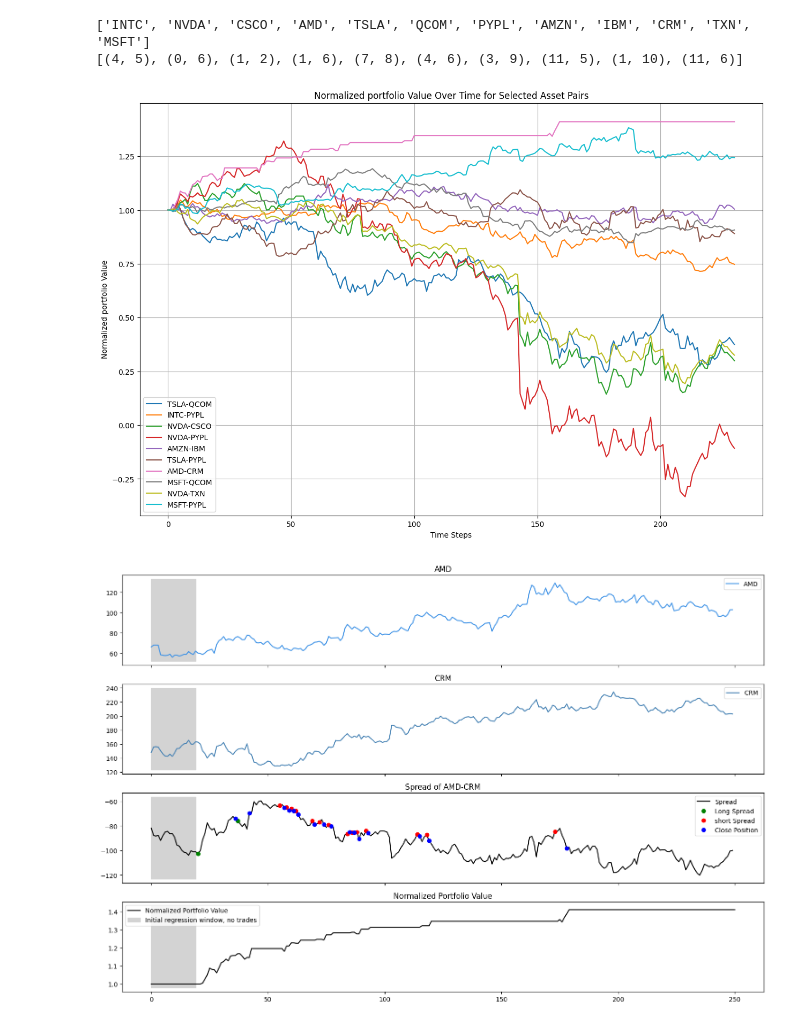
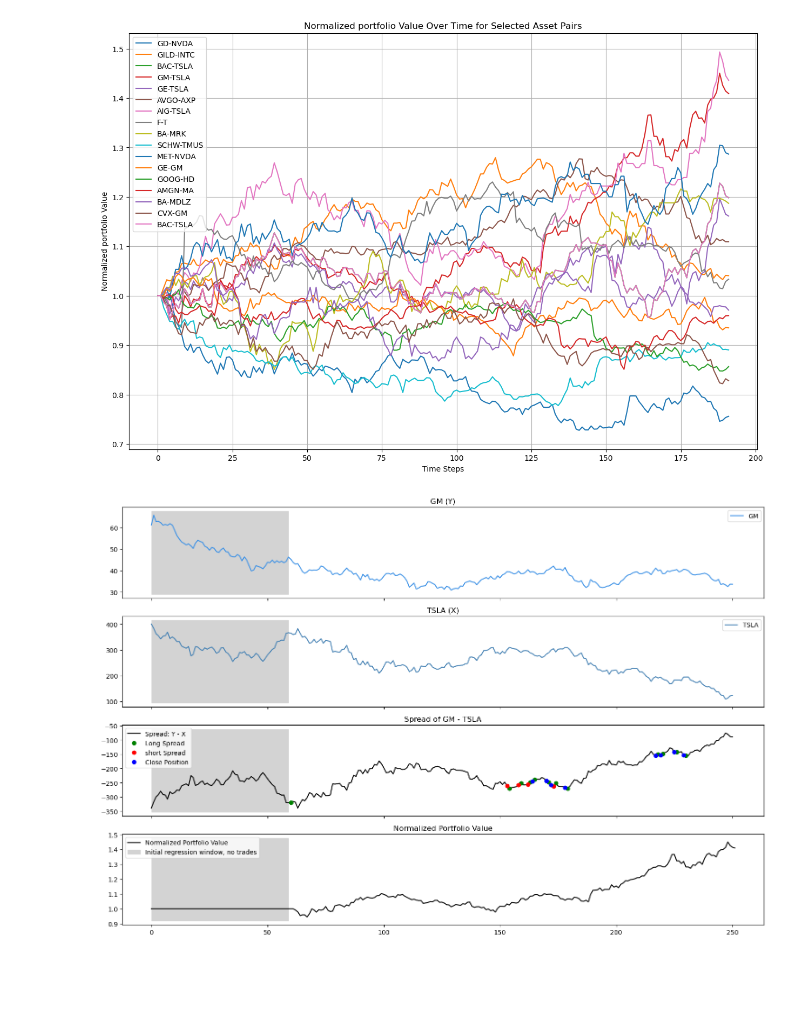
Before and after one commit to vince-career/pairs_trading, a Jupyter notebook: rl_test.ipynb, the cells around one changed output. Cells and saved outputs as stored; diff of their text form; code cells hidden in the pictures; blank space fills up the shorter version.

```diff
--- a/rl_test.ipynb
+++ b/rl_test.ipynb
@@ -15,7 +18,7 @@ for pair in selected_pair_names:
     ticker = pair.split('-')
     tickers.update(ticker)
 tickers = list(tickers)
-print(tickers)
+# print(tickers)
 
 pair_indices = []
 ticker_to_index = {ticker: index for index, ticker in enumerate(tickers)}
@@ -23,44 +26,51 @@ for pair in selected_pair_names:
     two_tickers = pair.split('-')
     idx1, idx2 = ticker_to_index[two_tickers[0]], ticker_to_index[two_tickers[1]]
     pair_indices.append((idx1, idx2))
-print(pair_indices)
+
+if len(pair_indices) % 2 != 0:
+    random_pair = random.choice(pair_indices)
+    pair_indices.append(random_pair)
+
+all_pairs = list(combinations(range(len(tickers)), 2))
-# %% [output]
-['INTC', 'NVDA', 'CSCO', 'AMD', 'TSLA', 'QCOM', 'PYPL', 'AMZN', 'IBM', 'CRM', 'TXN', 'MSFT']
-[(4, 5), (0, 6), (1, 2), (1, 6), (7, 8), (4, 6), (3, 9), (11, 5), (1, 10), (11, 6)]
 # %%
-price_data_all = get_data_torch(tickers, test_start, test_end, multiplier, data_freq, device)
+price_data_all = get_data_torch(tickers, cfg['test_start'], cfg['test_end'], cfg['start_time'],
+                                 cfg['end_time'], cfg['multiplier'], cfg['data_freq'])
+price_data_all = price_data_all.to(cfg['device'])
 # %%
 # instantiate model
-state_encoding_model = StateEncodingModel(device, batch_size_test, input_dim=8, lstm_hidden_dim=lstm_hidden_dim, num_layers=lstm_num_layers).to(device)
-trading_policy_model = TradingPolicyModel(lstm_hidden_dim, mlp_hidden_dim, action_dim).to(device)
+state_encoding_model = StateEncodingModel(cfg['device'], input_dim=8, lstm_hidden_dim=cfg['lstm_hidden_dim'], num_layers=cfg['lstm_num_layers']).to(cfg['device'])
+trading_policy_model = TradingPolicyModel(cfg['lstm_hidden_dim'], cfg['mlp_hidden_dim'], cfg['action_dim']).to(cfg['device'])
 trading_agent = TradingAgent(state_encoding_model, trading_policy_model)
-env = TradingEnvironment(state_encoding_model, reg_rolling_window, batch_size_test, portfolio_settings, action_dim, device, full_sample_test, pair_indices_given=pair_indices)
+env = TradingEnvironment(state_encoding_model,cfg['reg_rolling_window'], cfg['portfolio_settings'], cfg['action_dim'], cfg['n_of_gpu'])
 
 # load model paras
-load_model_paras(state_encoding_model, model_folder_path, encoding_model_file_name)
-load_model_paras(trading_policy_model, model_folder_path, policy_model_file_name)
-state_encoding_model.reset_state(batch_size_test)
+model_folder_path = get_model_folder(cfg, version=1)
+load_model_paras(state_encoding_model, model_folder_path, 'state_encoding_model', eval_gpu='single')
+load_model_paras(trading_policy_model, model_folder_path, 'policy_model_model', eval_gpu='single')
 # %%
 # agent trading
 env.update_data(price_data_all)
-env.reset()
+state_encoding_model.reset_state(batch_size_test)
+trading_agent.reset()
+env.reset(pair_indices=pair_indices)
+ob_t = env.update_observation()
 done = False
+
 trajectory = []
 action_history = []
-port_value_history = [np.array(env.port_value)]
-quantity_history = [[(float(x), float(y)) for x, y in zip(env.x_quantity, env.y_quantity)]]
+port_value_history = [np.array(env.port_value.cpu())]
+quantity_history = [[(float(y), float(x)) for y, x in zip(env.y_quantity, env.x_quantity)]]
 
-with tqdm(total=env.period_len-reg_rolling_window, desc='agent trading') as pbar:
+with tqdm(total=env.period_len-cfg['reg_rolling_window'], desc='agent trading') as pbar:
     while not done:     # for t in range(reg_rolling_window, env.period_len):
-        ob_t = env.update_observation()
+
         encoded_state = state_encoding_model(ob_t)
         env.norm_port_value = (env.port_value / env.bt_settings['initial_cash']).unsqueeze(1)
-        action = trading_agent.choose_action(encoded_state, env.norm_port_value, method_in_test)
+        action = trading_agent.choose_action(encoded_state, env.norm_port_value, cfg['method_in_test'])
         reward, ob_t, done = env.step(action)       # reward not used for now
-
-        action_history.append(np.array(action))
-        port_value_history.append(np.array(env.port_value))
-        quantity_history.append([(float(x), float(y)) for x, y in zip(env.x_quantity, env.y_quantity)])
+        action_history.append(np.array(action.cpu()))
+        port_value_history.append(np.array(env.port_value.cpu()))
+        quantity_history.append([(float(y), float(x)) for y, x in zip(env.y_quantity, env.x_quantity)])
         trajectory.append((encoded_state, action, reward))      # trajectory not used for now
         pbar.update(1)
 
@@ -73,12 +83,14 @@ num_quantiles = 1
 top_n_pairs_each_quantile = len(selected_pair_names)     # plot all
 selected_pair_names = plot_and_return_top_pairs(num_quantiles, top_n_pairs_each_quantile, port_value_history, pair_names)
 # %% [output]
-[figure, old version]
+[figure, new version]
 # %%
-pair_to_plot = 'AMD-CRM'
-plot_a_pair(pair_to_plot, tickers, env.pair_indices, price_data_all.cpu().numpy(), reg_rolling_window, port_value_history, action_history)
+# %matplotlib notebook
+%matplotlib inline
+pair_to_plot = 'GM-TSLA'
+plot_a_pair(pair_to_plot, tickers, env.pair_indices, price_data_all.cpu().numpy(), cfg['reg_rolling_window'], port_value_history, action_history)
 # %% [output]
-[figure, old version]
+[figure, new version]
 # %%
 # choices are 'total return of each pair', 'across time steps', and 'all'
 plot_return_distribution(port_value_history, choice='total return of each pair', bins=30)
```
Also changed, not shown: parts of 6 cells of this notebook, 4 other files.
